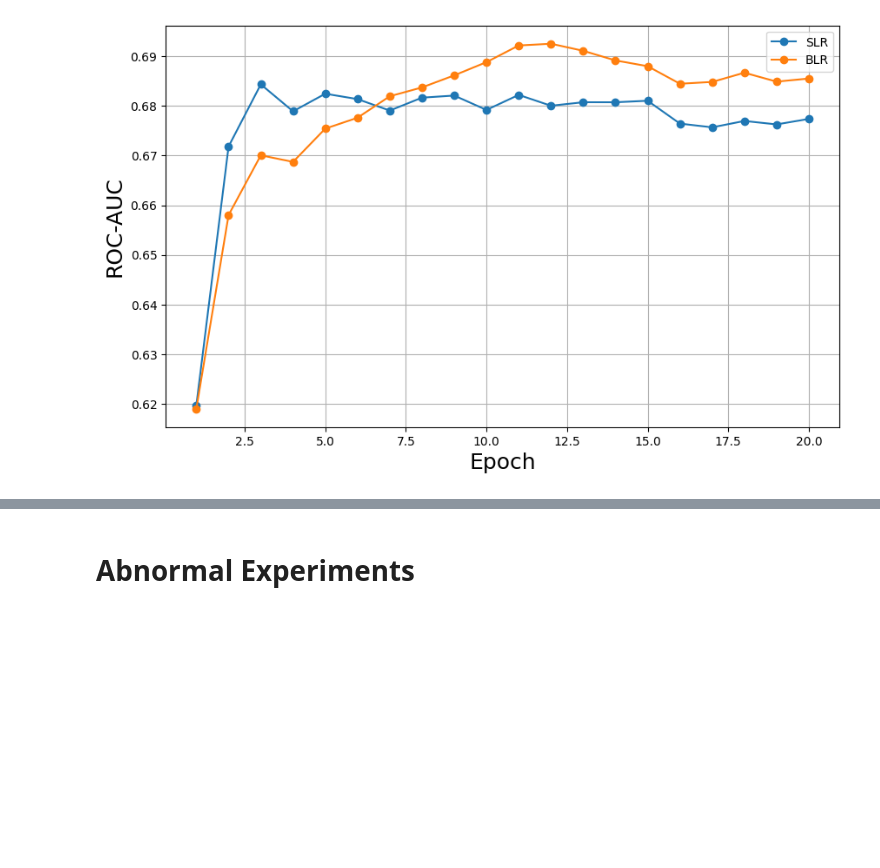
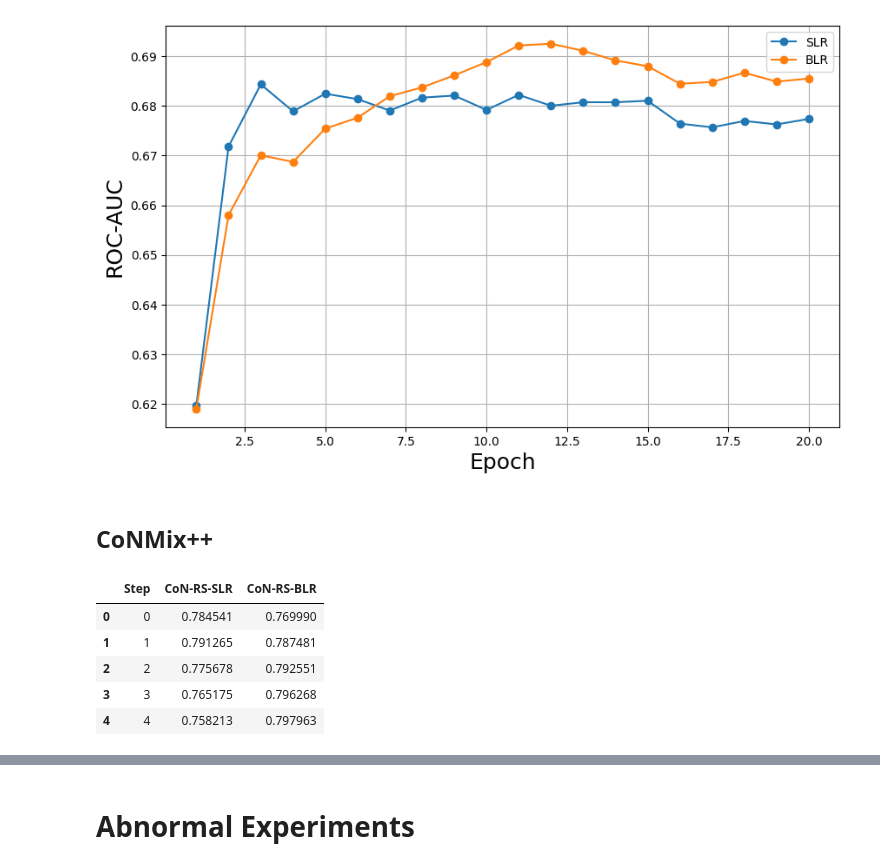
Before and after one commit to Andy-Shao/DHAuDS, a Jupyter notebook: Result_analysis.ipynb, the cells around one changed output, grey strips where cells are left out. Drawn from its saved outputs; the diff is of its cells as text; code cells hidden in the pictures; blank space fills up the shorter version.

```diff
--- a/Result_analysis.ipynb
+++ b/Result_analysis.ipynb
@@ -174,3 +174,16 @@ plt.grid(True)
 plt.show()
 # %% [output]
 [figure]
+# %% [markdown]
+## CoNMix++
+# %%
+# CoNMix++ RS ENQ L1
+eolr = pd.read_csv('./result/ReefSet/CoNMix/Analysis/EoLR_analysis.csv', header=0, delimiter=',')
+eolr.head()
+# %% [output]
+|  | Step | CoN-RS-SLR | CoN-RS-BLR |
+| 0 | 0 | 0.784541 | 0.769990 |
+| 1 | 1 | 0.791265 | 0.787481 |
+| 2 | 2 | 0.775678 | 0.792551 |
+| 3 | 3 | 0.765175 | 0.796268 |
+| 4 | 4 | 0.758213 | 0.797963 |
```
Also changed, not shown: parts of 1 cell of this notebook, 1 other file.
